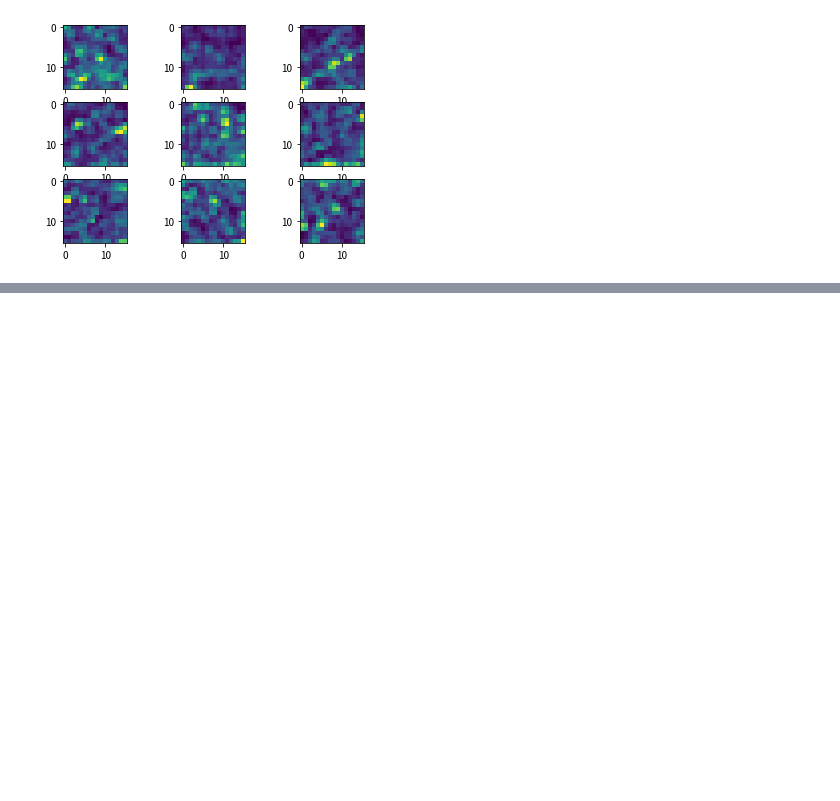
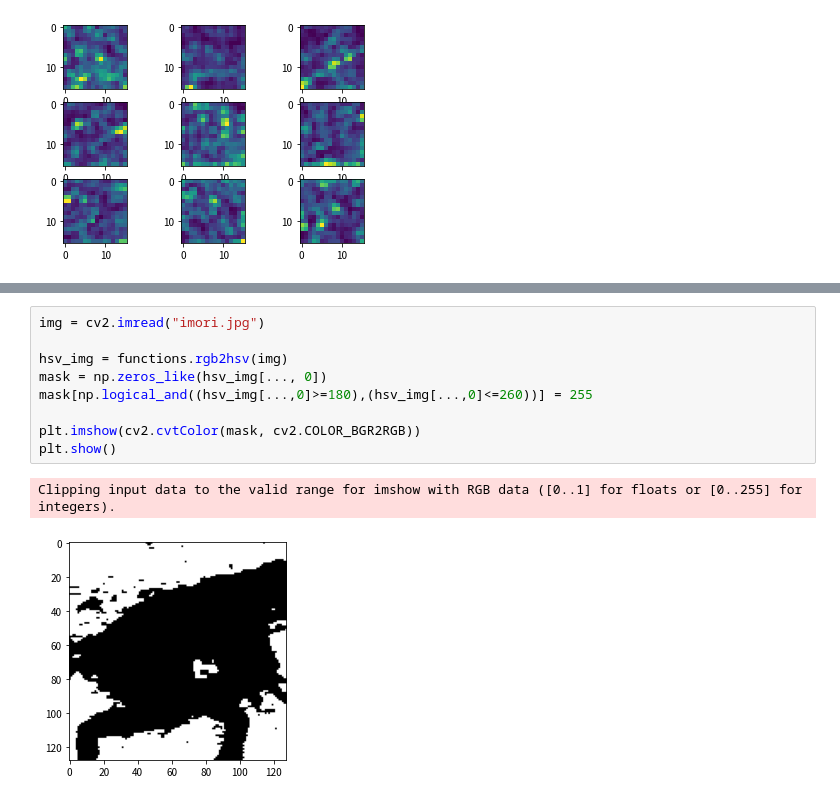
Before and after one commit to yudai0731/Gasyori100knock-1, a Jupyter notebook: Question_61_70/Myanswer.ipynb, the cells around one changed output, grey strips where cells are left out. Cells and saved outputs as stored; diff of their text form; blank space fills up the shorter version.

```diff
--- a/Question_61_70/Myanswer.ipynb
+++ b/Question_61_70/Myanswer.ipynb
@@ -282,0 +289,12 @@ plt.show()
+# %%
+img = cv2.imread("imori.jpg")
+
+hsv_img = functions.rgb2hsv(img)
+mask = np.zeros_like(hsv_img[..., 0])
+mask[np.logical_and((hsv_img[...,0]>=180),(hsv_img[...,0]<=260))] = 255
+
+plt.imshow(cv2.cvtColor(mask, cv2.COLOR_BGR2RGB))
+plt.show()
+# %% [output]
+Clipping input data to the valid range for imshow with RGB data ([0..1] for floats or [0..255] for integers).
+[figure, added]
```
Also changed, not shown: parts of 1 cell of this notebook, 2 other files.
